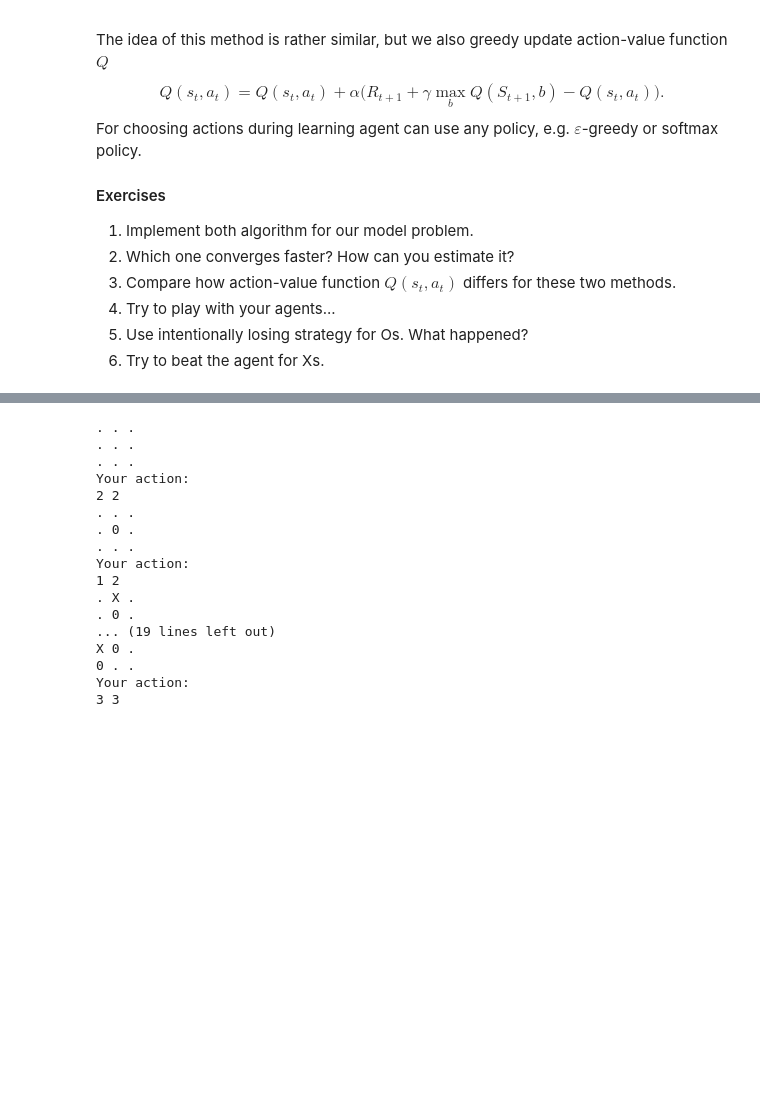
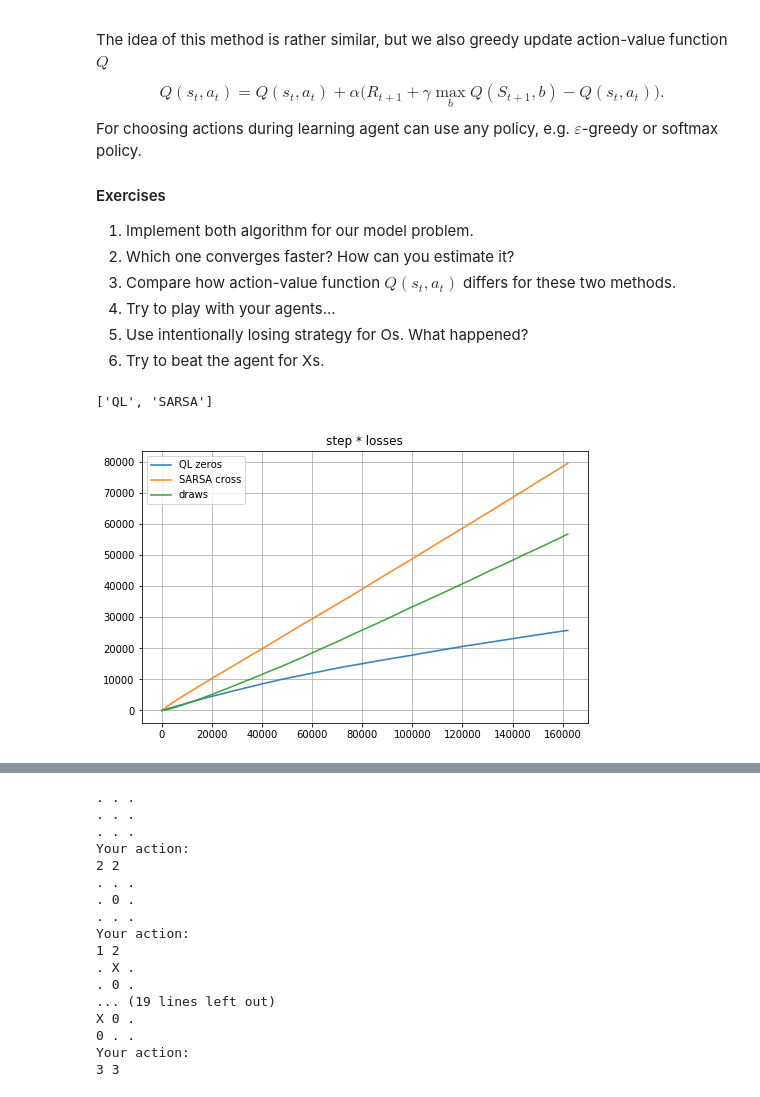
Before and after one commit to oleges1/Renju, a Jupyter notebook: lab4_Renju.ipynb, the cells around one changed output, grey strips where cells are left out. Cells and saved outputs as stored; diff of their text form; code cells hidden in the pictures; blank space fills up the shorter version.

```diff
--- a/lab4_Renju.ipynb
+++ b/lab4_Renju.ipynb
@@ -719,3 +739,45 @@ def cross_updater(st, r, st1, a):
+# %%
+import matplotlib.pyplot as plt
+
+def run_learning(steps = 100000, versus = "SARSAxSARSA"):
+    counter_losses_o = 0
+    counter_losses_x = 0
+    counter_draws = 0
+    loss_o = np.empty((steps, 2))
+    loss_x = np.empty((steps, 2))
+    draws = np.empty((steps, 2))
+    players = versus.split('x')
+    if (players[0] == "SARSA"):
+        zeros_updater = zeros_updater_SARSA
+    else:
+        zeros_updater = zeros_updater_QL
+    if (players[1] == "SARSA"):
+        cross_updater = cross_updater_SARSA
+    else:
+        cross_updater = cross_updater_QL
+    for time in range(steps):
+        res = play(zeros, zeros_updater, cross, cross_updater)[1]
+        if (res == 1):
+            counter_losses_o += 1
+        if (res == 2):
+            counter_losses_x += 1
+        if (res == 0):
+            counter_draws += 1
+        loss_o[time][0] = time + 1
+        loss_o[time][1] = counter_losses_o
+        loss_x[time][0] = time + 1
+        loss_x[time][1] = counter_losses_x
+        draws[time][0] = time + 1
+        draws[time][1] = counter_draws
+
+    plt.figure(figsize=(8, 5))
+    plt.grid(True)
+    plt.title('step * losses')
+    plt.plot(loss_o[:, 0], loss_o[:, 1], linewidth=1.6, alpha=0.9, label = players[0] + ' zeros')
+    plt.plot(loss_x[:, 0], loss_x[:, 1], linewidth=1.6, alpha=0.9, label = players[1] + ' cross')
+    plt.plot(draws[:, 0], draws[:, 1], linewidth=1.6, alpha=0.9, label = 'draws')
+    plt.legend(loc='best')
+    plt.show()
 # %%
 #init policy
 init(states)
@@ -733,3 +792,8 @@ for time in range(400000):
+# %%
+run_learning(162000, "QLxSARSA")
+# %% [output]
+['QL', 'SARSA']
+[figure, added]
 # %%
 po, px
 # %% [output]
```
Also changed, not shown: parts of 7 cells of this notebook.
